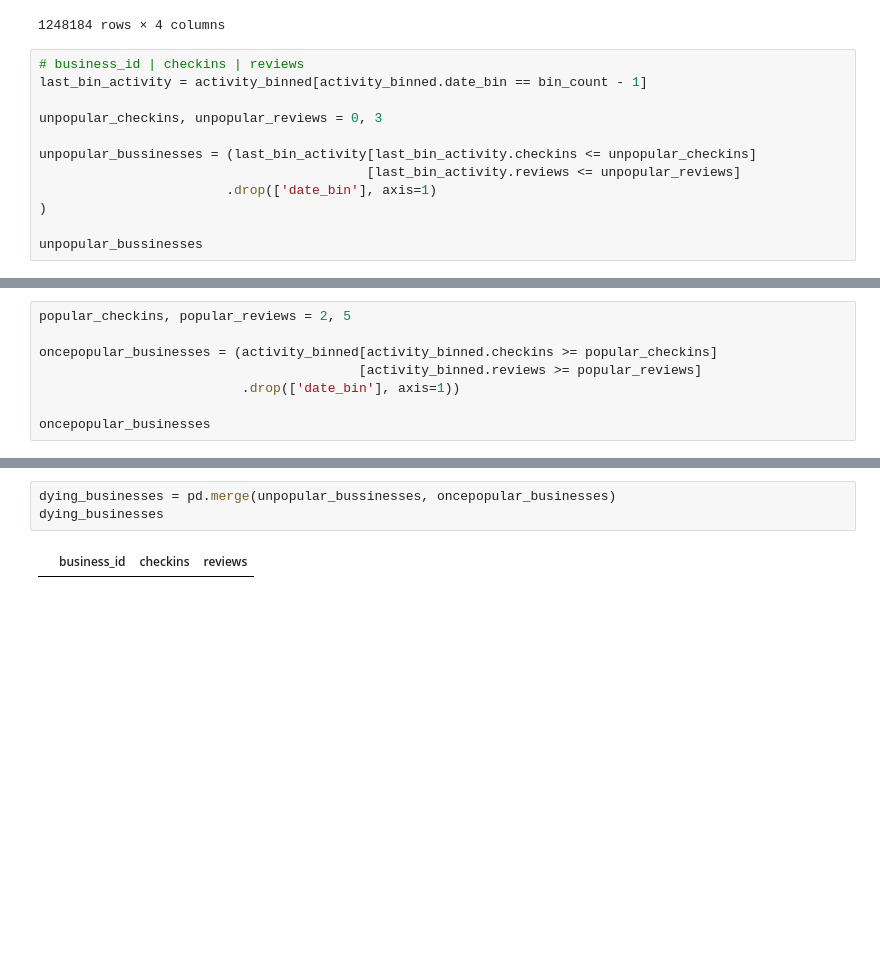
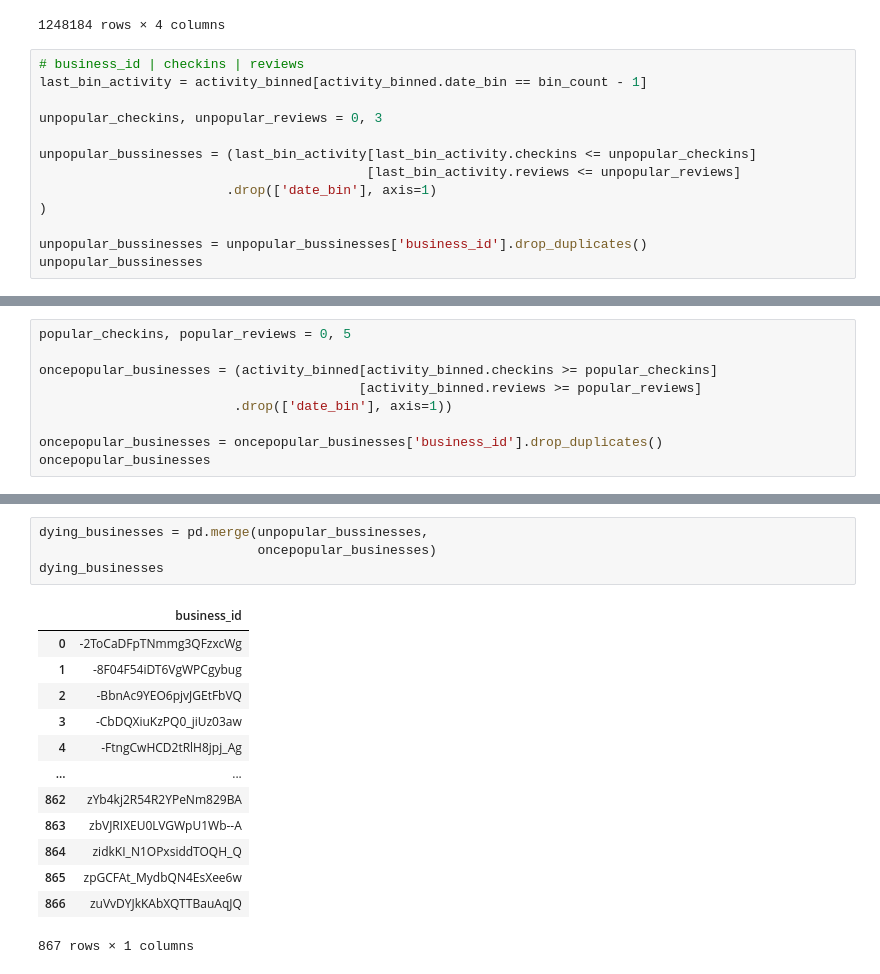
Before and after one commit to askador/data-mining-in-cybersecurity, a Jupyter notebook: data_analysis/quick_data_review/business.ipynb, the cells around one changed output, grey strips where cells are left out. Cells and saved outputs as stored; diff of their text form; blank space fills up the shorter version.

```diff
--- a/data_analysis/quick_data_review/business.ipynb
+++ b/data_analysis/quick_data_review/business.ipynb
@@ -311,5 +305,6 @@ unpopular_bussinesses = (last_bin_activity[last_bin_activity.checkins <= unpopul
                         .drop(['date_bin'], axis=1)
 )
 
+unpopular_bussinesses = unpopular_bussinesses['business_id'].drop_duplicates()
 unpopular_bussinesses
 # %% [output]
@@ -329,9 +323,10 @@ unpopular_bussinesses
 # %%
-popular_checkins, popular_reviews = 2, 5
+popular_checkins, popular_reviews = 0, 5
 
 oncepopular_businesses = (activity_binned[activity_binned.checkins >= popular_checkins]
                                          [activity_binned.reviews >= popular_reviews]
-                          .drop(['date_bin'], axis=1))
+                         .drop(['date_bin'], axis=1))
 
+oncepopular_businesses = oncepopular_businesses['business_id'].drop_duplicates()
 oncepopular_businesses
 # %% [output]
@@ -339,5 +345,18 @@ oncepopular_businesses
 # %%
-dying_businesses = pd.merge(unpopular_bussinesses, oncepopular_businesses)
+dying_businesses = pd.merge(unpopular_bussinesses,
+                            oncepopular_businesses)
 dying_businesses
 # %% [output]
-|  | business_id | checkins | reviews |
+|  | business_id |
+| 0 | -2ToCaDFpTNmmg3QFzxcWg |
+| 1 | -8F04F54iDT6VgWPCgybug |
+| 2 | -BbnAc9YEO6pjvJGEtFbVQ |
+| 3 | -CbDQXiuKzPQ0_jiUz03aw |
+| 4 | -FtngCwHCD2tRlH8jpj_Ag |
+| ... | ... |
+| 862 | zYb4kj2R54R2YPeNm829BA |
+| 863 | zbVJRIXEU0LVGWpU1Wb--A |
+| 864 | zidkKI_N1OPxsiddTOQH_Q |
+| 865 | zpGCFAt_MydbQN4EsXee6w |
+| 866 | zuVvDYJkKAbXQTTBauAqJQ |
+867 rows × 1 columns
```
Also changed, not shown: parts of 12 cells of this notebook.
